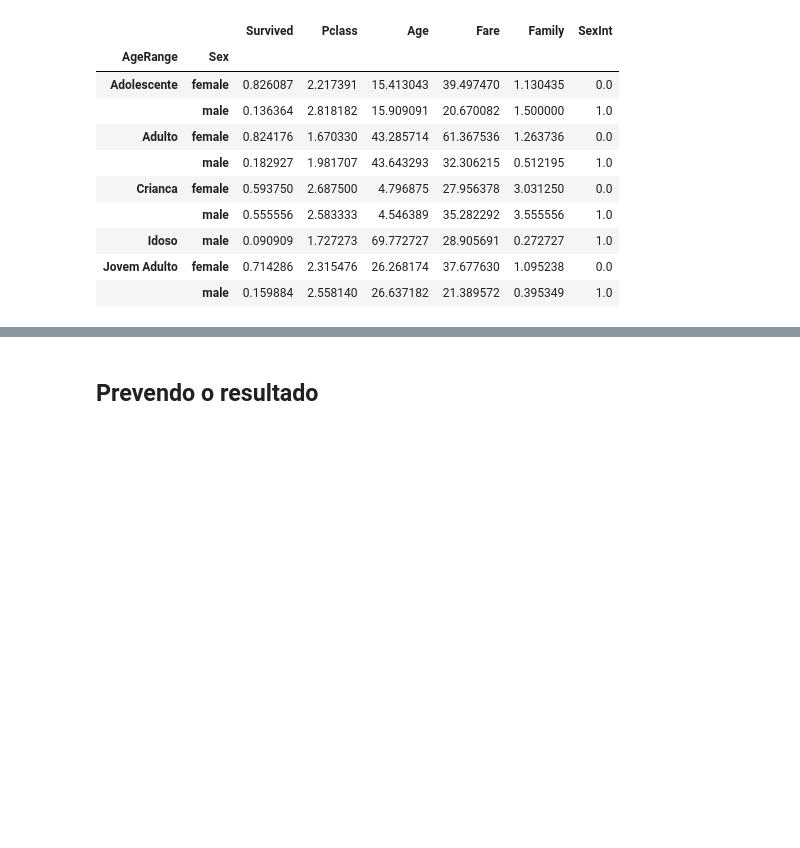
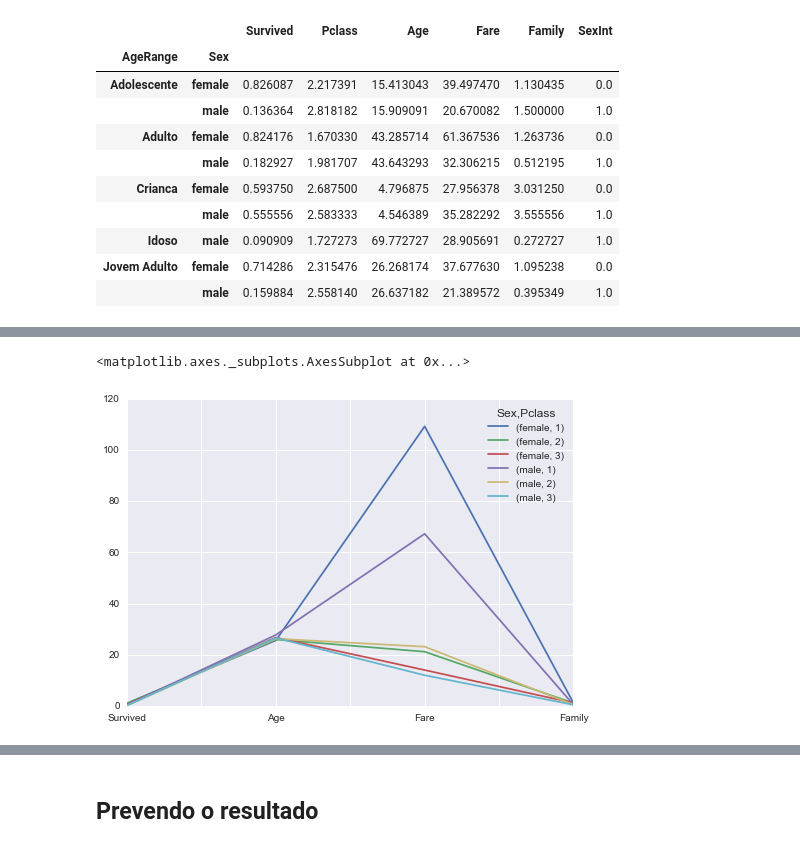
Before and after one commit to liebycardoso/Data_Analysis, a Jupyter notebook: Titanic.ipynb, the cells around one changed output, grey strips where cells are left out. Cells and saved outputs as stored; diff of their text form; code cells hidden in the pictures; blank space fills up the shorter version.

```diff
--- a/Titanic.ipynb
+++ b/Titanic.ipynb
@@ -690,0 +725,3 @@ faixa_etaria_genero
+# %%
+jovem_adulta = titanic_df.groupby(['AgeRange','Sex','Pclass']).mean().T
+jovem_adulta
@@ -690,0 +737,5 @@ faixa_etaria_genero
+# %%
+jovem_adulta['Jovem Adulto'].plot()
+# %% [output]
+<matplotlib.axes._subplots.AxesSubplot at 0x...>
+[figure, added]
```
Also changed, not shown: parts of 29 cells of this notebook.
